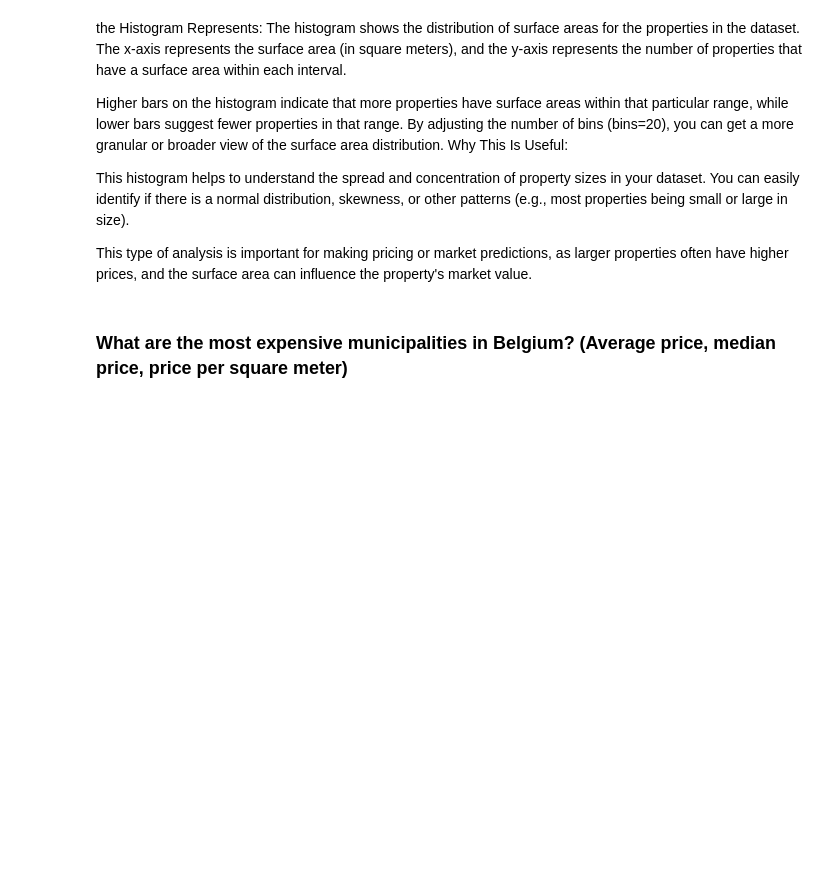
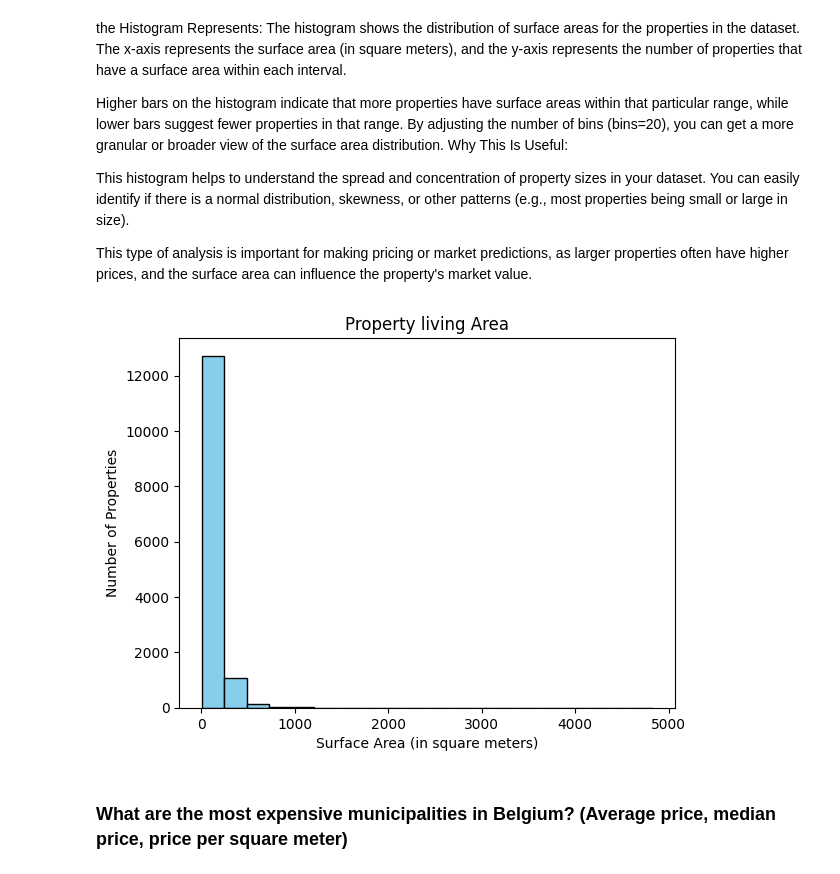
Before and after one commit to elsagk/Immo-Eliza-data-analysis, a Jupyter notebook: Data Interpretation/visualization.ipynb, the cells around one changed output. Cells and saved outputs as stored; diff of their text form; code cells hidden in the pictures; blank space fills up the shorter version.

```diff
--- a/Data Interpretation/visualization.ipynb
+++ b/Data Interpretation/visualization.ipynb
@@ -88,6 +89,19 @@ This histogram helps to understand the spread and concentration of property size
 You can easily identify if there is a normal distribution, skewness, or other patterns (e.g., most properties being small or large in size).
 
 This type of analysis is important for making pricing or market predictions, as larger properties often have higher prices, and the surface area can influence the property's market value.
+# %%
+# Create a histogram for the surface area
+plt.hist(df['Living Area'], bins=20, color='skyblue', edgecolor='black')
+
+# Set the title and labels
+plt.title("Property living Area")
+plt.xlabel("Surface Area (in square meters)")
+plt.ylabel("Number of Properties")
+
+# Show the plot
+plt.show()
+# %% [output]
+[figure, added]
 # %% [markdown]
 ### What are the most expensive municipalities in Belgium? (Average price, median price, price per square meter)
 # %%
```
Also changed, not shown: parts of 1 cell of this notebook, 1 other file.
